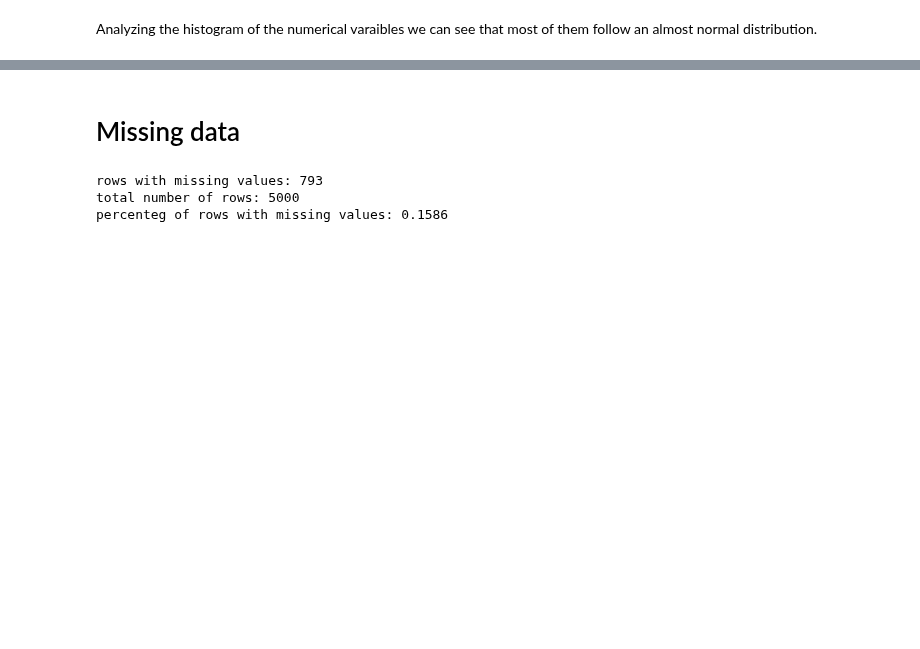
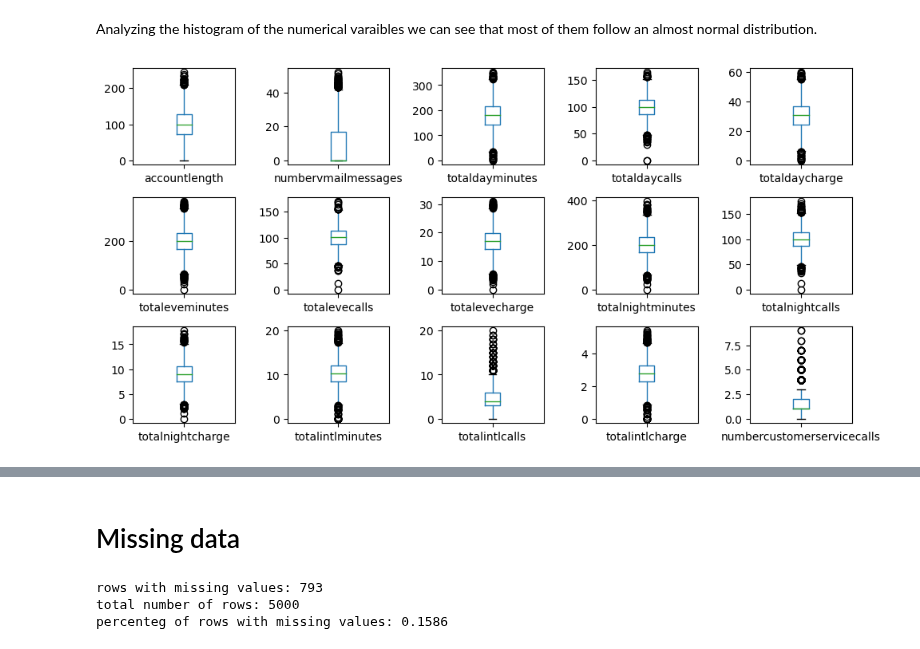
Before and after one commit to TheNoobGoda/ids-project, a Jupyter notebook: src/delivery.ipynb, the cells around one changed output, grey strips where cells are left out. Cells and saved outputs as stored; diff of their text form; code cells hidden in the pictures; blank space fills up the shorter version.

```diff
--- a/src/delivery.ipynb
+++ b/src/delivery.ipynb
@@ -112,2 +113,12 @@ plt.show()
 # %% [markdown]
 Analyzing the histogram of the numerical varaibles we can see that most of them follow an almost normal distribution.
+# %%
+# Boxplots for each continuous variable
+fig, axes = plt.subplots(nrows=3, ncols=5, figsize=(10, 5))
+numerical_columns = df.select_dtypes(include=['float64']).columns
+for i in range(len(numerical_columns)):
+    df.boxplot(column=numerical_columns[i], ax=axes[i//5, i%5], grid=False)
+plt.tight_layout()
+plt.show()
+# %% [output]
+[figure, added]
```
Also changed, not shown: parts of 12 cells of this notebook.
